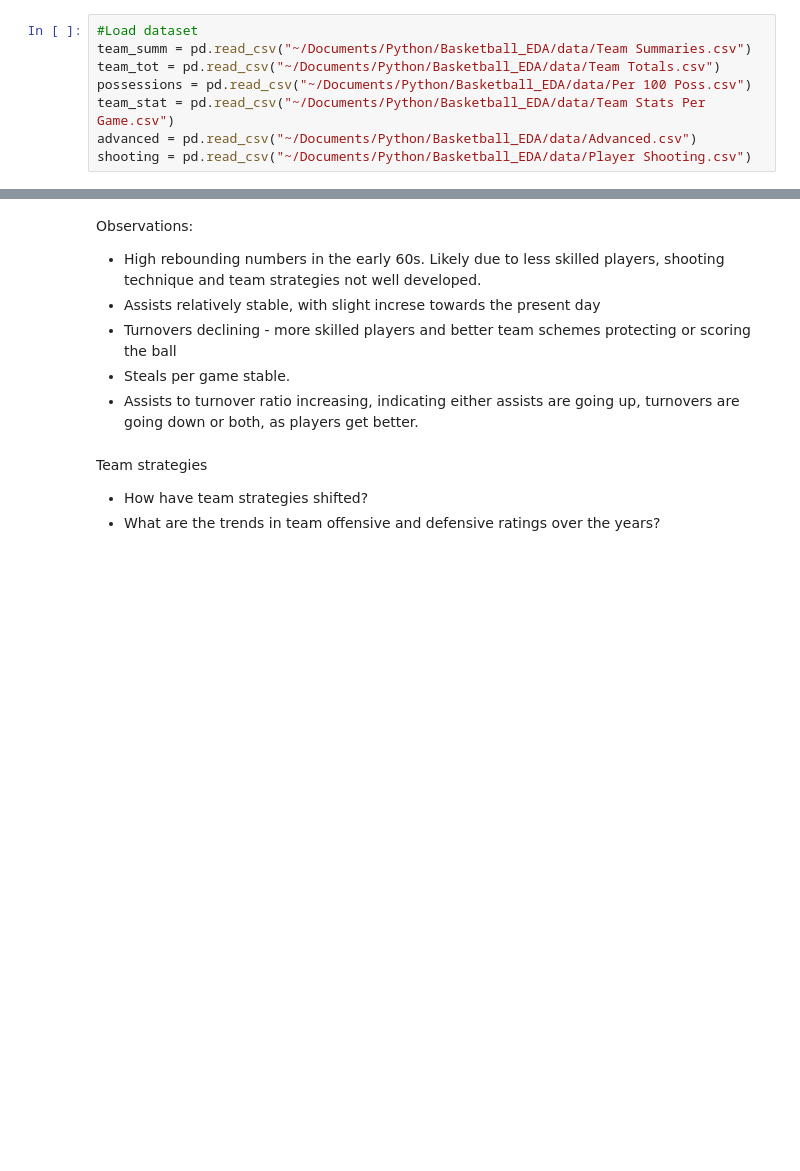
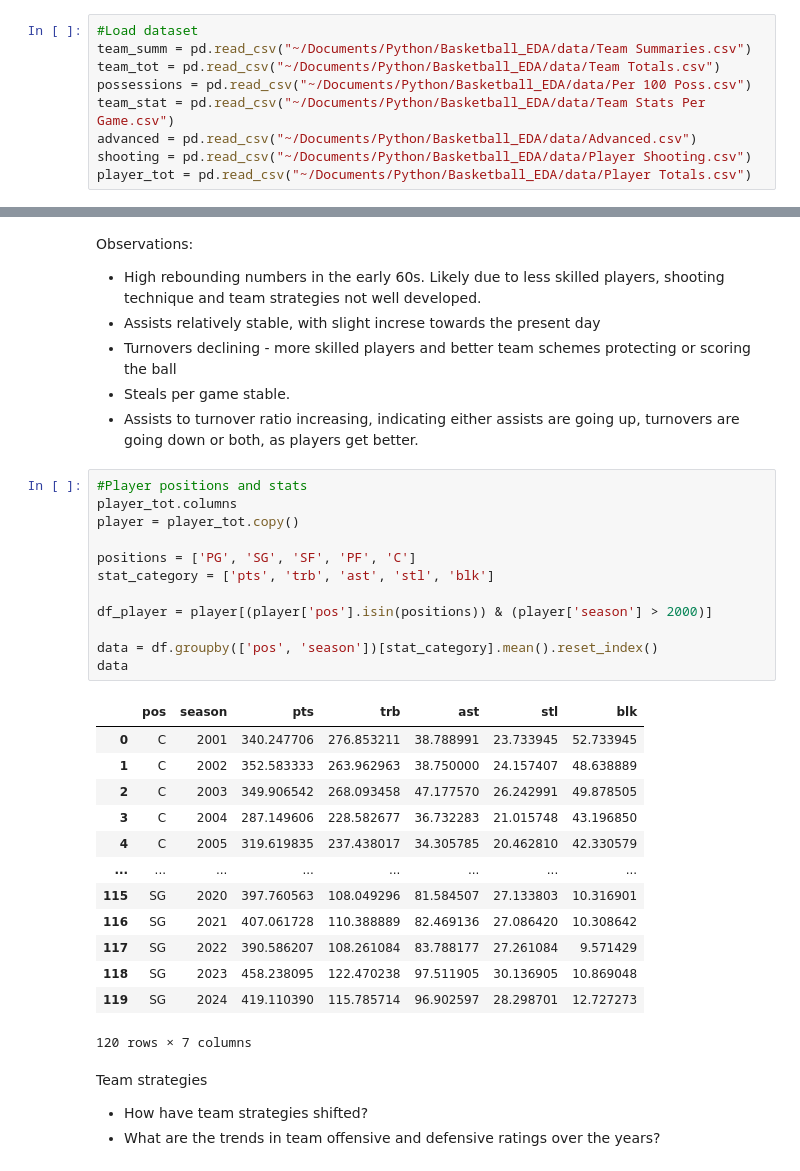
Before and after one commit to pgeneta/Basketball-Analysis, a Jupyter notebook: Basketball evolution.ipynb, the cells around one changed output, grey strips where cells are left out. Cells and saved outputs as stored; diff of their text form; blank space fills up the shorter version.

```diff
--- a/Basketball evolution.ipynb
+++ b/Basketball evolution.ipynb
@@ -14,4 +14,5 @@ possessions = pd.read_csv("~/Documents/Python/Basketball_EDA/data/Per 100 Poss.c
 team_stat = pd.read_csv("~/Documents/Python/Basketball_EDA/data/Team Stats Per Game.csv")
 advanced = pd.read_csv("~/Documents/Python/Basketball_EDA/data/Advanced.csv")
 shooting = pd.read_csv("~/Documents/Python/Basketball_EDA/data/Player Shooting.csv")
+player_tot = pd.read_csv("~/Documents/Python/Basketball_EDA/data/Player Totals.csv")
 # %%
@@ -313,6 +312,32 @@ Observations:
 * Turnovers declining - more skilled players and better team schemes protecting or scoring the ball
 * Steals per game stable.
 * Assists to turnover ratio increasing, indicating either assists are going up, turnovers are going down or both, as players get better.
+# %%
+#Player positions and stats
+player_tot.columns
+player = player_tot.copy()
+
+positions = ['PG', 'SG', 'SF', 'PF', 'C']
+stat_category = ['pts', 'trb', 'ast', 'stl', 'blk']
+
+df_player = player[(player['pos'].isin(positions)) & (player['season'] > 2000)]
+
+data = df.groupby(['pos', 'season'])[stat_category].mean().reset_index()
+data
+# %% [output]
+|  | pos | season | pts | trb | ast | stl | blk |
+| 0 | C | 2001 | 340.247706 | 276.853211 | 38.788991 | 23.733945 | 52.733945 |
+| 1 | C | 2002 | 352.583333 | 263.962963 | 38.750000 | 24.157407 | 48.638889 |
+| 2 | C | 2003 | 349.906542 | 268.093458 | 47.177570 | 26.242991 | 49.878505 |
+| 3 | C | 2004 | 287.149606 | 228.582677 | 36.732283 | 21.015748 | 43.196850 |
+| 4 | C | 2005 | 319.619835 | 237.438017 | 34.305785 | 20.462810 | 42.330579 |
+| ... | ... | ... | ... | ... | ... | ... | ... |
+| 115 | SG | 2020 | 397.760563 | 108.049296 | 81.584507 | 27.133803 | 10.316901 |
+| 116 | SG | 2021 | 407.061728 | 110.388889 | 82.469136 | 27.086420 | 10.308642 |
+| 117 | SG | 2022 | 390.586207 | 108.261084 | 83.788177 | 27.261084 | 9.571429 |
+| 118 | SG | 2023 | 458.238095 | 122.470238 | 97.511905 | 30.136905 | 10.869048 |
+| 119 | SG | 2024 | 419.110390 | 115.785714 | 96.902597 | 28.298701 | 12.727273 |
+120 rows × 7 columns
 # %% [markdown]
 Team strategies
 - How have team strategies shifted?
```
Also changed, not shown: parts of 2 cells of this notebook.
